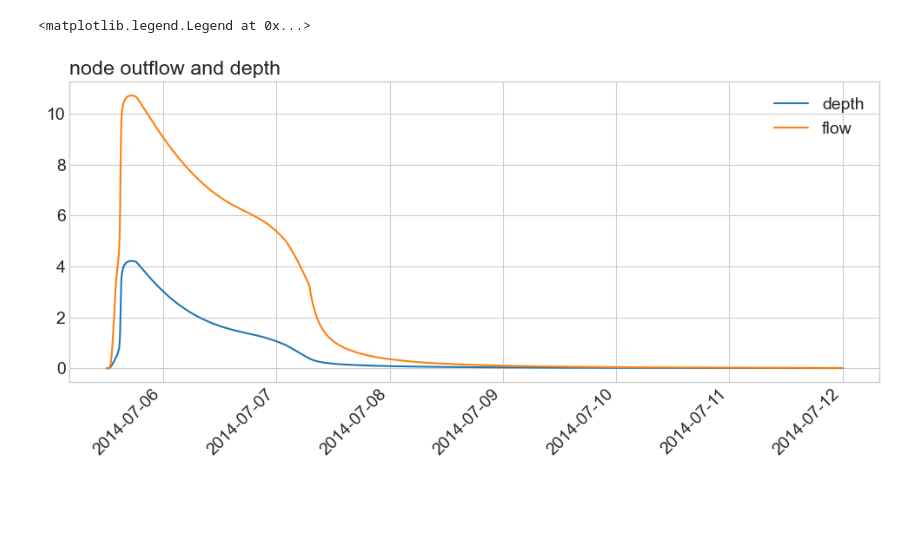
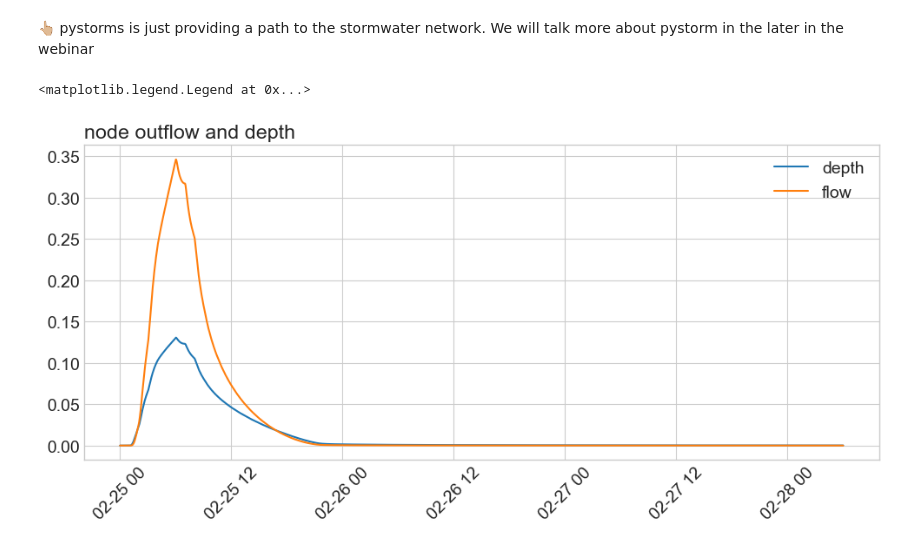
Before and after one commit to abhiramm7/digi-swmm, a Jupyter notebook: intro_to_pyswmm_ecosystem.ipynb, the cells around one changed output. Drawn from its saved outputs; the diff is of its cells as text; code cells hidden in the pictures; blank space fills up the shorter version.

```diff
--- a/intro_to_pyswmm_ecosystem.ipynb
+++ b/intro_to_pyswmm_ecosystem.ipynb
@@ -57,25 +81,26 @@ network = pystorms.networks.load_network("gamma")
+# %% [markdown]
+👆🏼 pystorms is just providing a path to the stormwater network. We will talk more about pystorm in the later in the webinar
 # %%
 time = []
 flow = []
 depth = []
 
 with pyswmm.Simulation(network) as sim:
-    link = pyswmm.Links(sim)['O1']
-    node = pyswmm.Nodes(sim)['1']
+    link = pyswmm.Links(sim)['7']
+    node = pyswmm.Nodes(sim)['P1']
 
     for step in sim:
         time.append(sim.current_time)
         depth.append(node.depth)
         flow.append(link.flow)
 
-data = pd.DataFrame(data={"depth": depth, "flow": flow}, index=time)
+fig = plt.figure(figsize=(10, 5), tight_layout=True)
+ax = fig.gca()
+ax.plot(time, depth, label='depth')
+ax.plot(time, flow, label='flow')
+ax.set_title("node outflow and depth", loc='left')
+ax.tick_params(axis='x', labelrotation=45)
+ax.legend()
+# %% [output]
+<matplotlib.legend.Legend at 0x...>
+[figure, added]
-# %%
-fig = plt.figure(figsize=(10, 5), tight_layout=True)
-ax = fig.gca()
-data.plot(ax=ax)
-ax.set_title("node outflow and depth", loc='left')
-ax.tick_params(axis='x', labelrotation=45)
-ax.legend()
-# %% [output]
-<matplotlib.legend.Legend at 0x...>
-[figure, removed]
```
Also changed, not shown: parts of 18 cells of this notebook, 1 other file.
